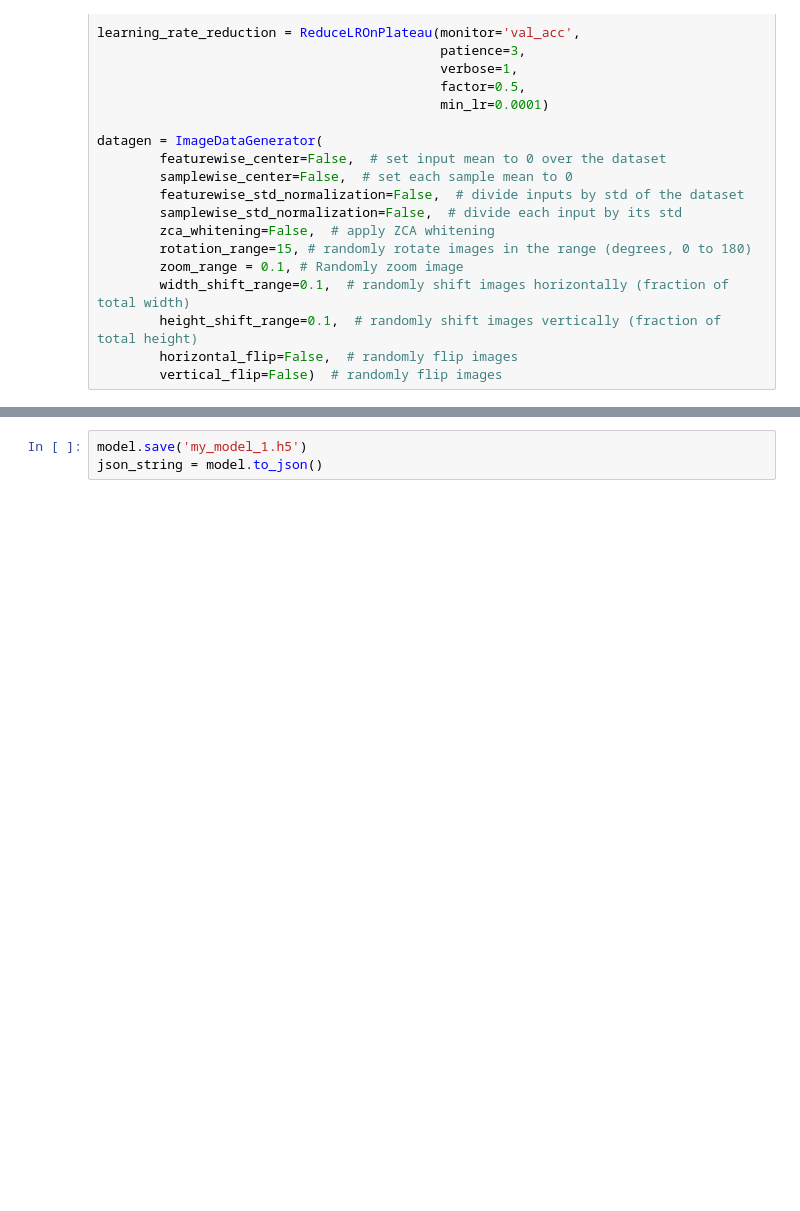
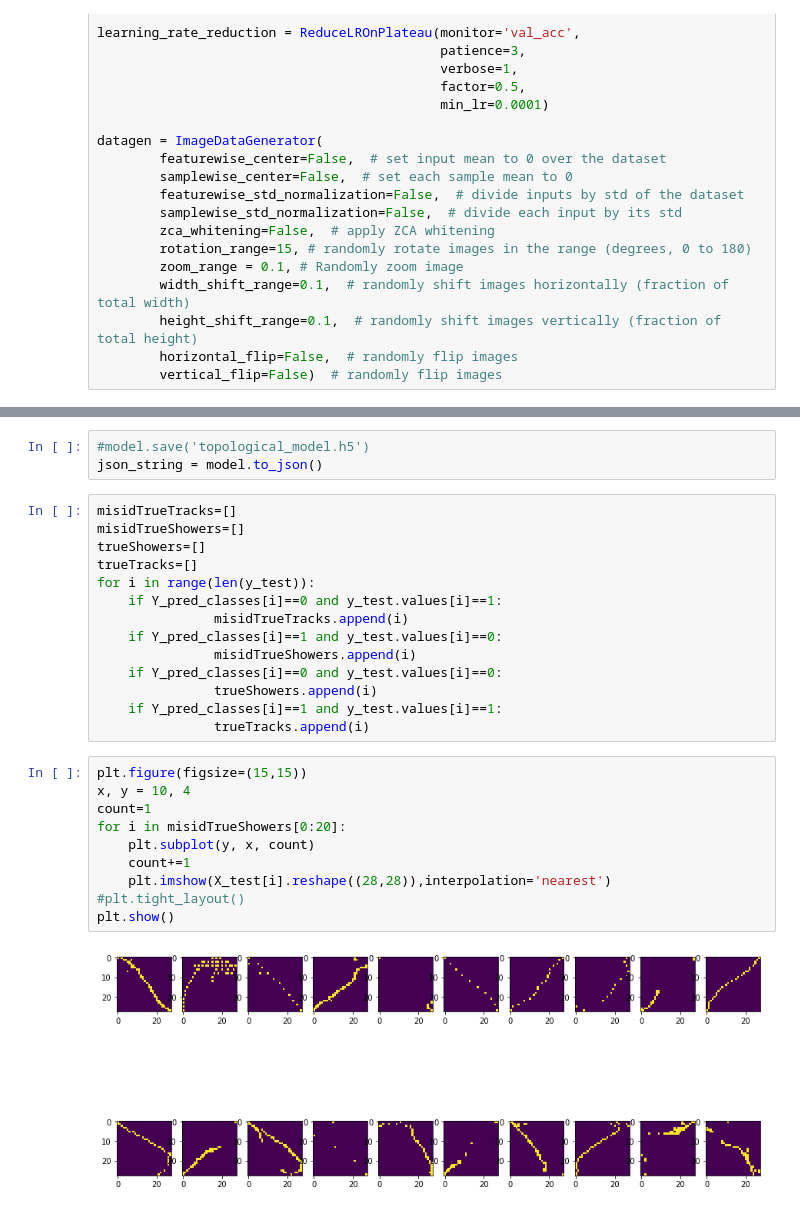
Before and after one commit to daanyaal1/Pandora-Masters-Project, a Jupyter notebook: Deep Learning/CNN Model Building.ipynb, the cells around one changed output, grey strips where cells are left out. Saved outputs shown, nothing was run; the diff lists cells and outputs as text; blank space fills up the shorter version.

```diff
--- a/Deep Learning/CNN Model Building.ipynb
+++ b/Deep Learning/CNN Model Building.ipynb
@@ -160,3 +169,29 @@ plot_confusion_matrix(confusion_mtx, classes = range(10))
 # %%
-model.save('my_model_1.h5')
+#model.save('topological_model.h5')
 json_string = model.to_json()
+# %%
+misidTrueTracks=[]
+misidTrueShowers=[]
+trueShowers=[]
+trueTracks=[]
+for i in range(len(y_test)):
+    if Y_pred_classes[i]==0 and y_test.values[i]==1:
+               misidTrueTracks.append(i)
+    if Y_pred_classes[i]==1 and y_test.values[i]==0:
+               misidTrueShowers.append(i)
+    if Y_pred_classes[i]==0 and y_test.values[i]==0:
+               trueShowers.append(i)
+    if Y_pred_classes[i]==1 and y_test.values[i]==1:
+               trueTracks.append(i)
+# %%
+plt.figure(figsize=(15,15))
+x, y = 10, 4
+count=1
+for i in misidTrueShowers[0:20]:
+    plt.subplot(y, x, count)
+    count+=1
+    plt.imshow(X_test[i].reshape((28,28)),interpolation='nearest')
+#plt.tight_layout()
+plt.show()
+# %% [output]
+[figure, added]
```
Also changed, not shown: parts of 32 cells of this notebook.
